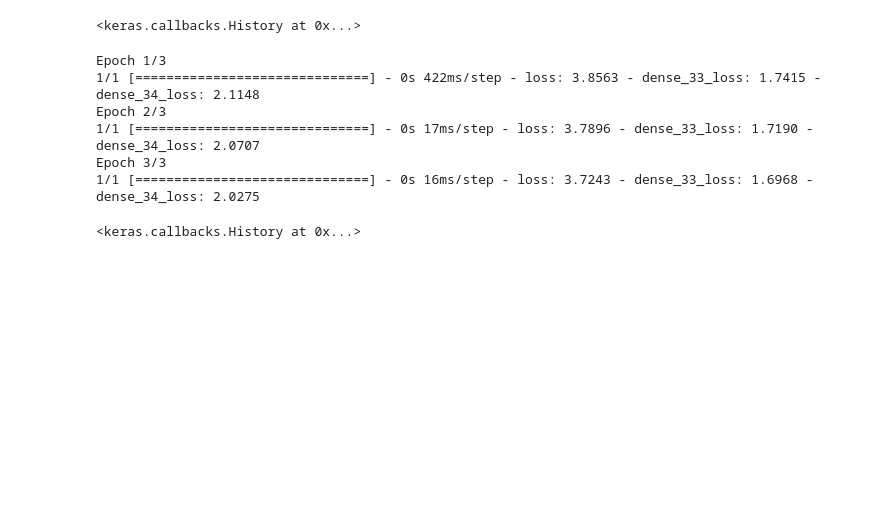
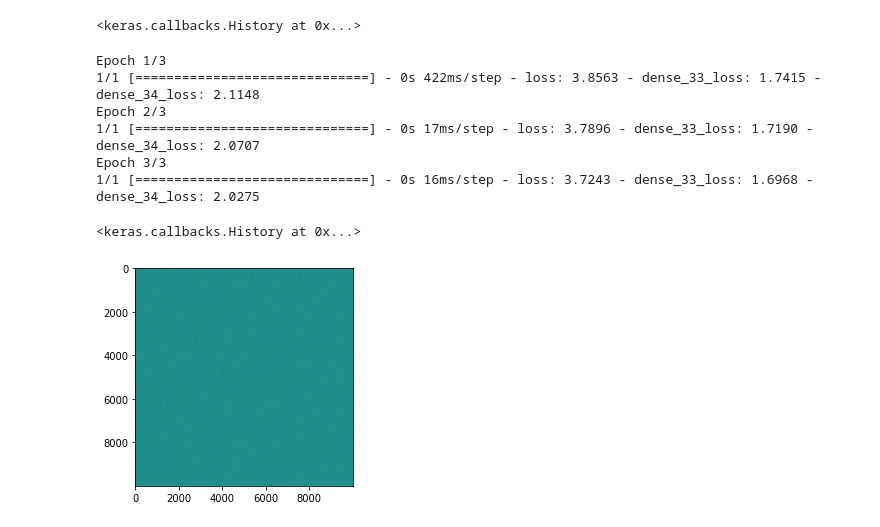
Before and after one commit to chi-hun/chi-hun, a Jupyter notebook: Untitled4.ipynb, the cells around one changed output. Drawn from its saved outputs; the diff is of its cells as text; code cells hidden in the pictures; blank space fills up the shorter version.

```diff
--- a/Untitled4.ipynb
+++ b/Untitled4.ipynb
@@ -3273,0 +3278,8 @@ class ccmodel(tf.keras.Model):
+# %%
+a = np.random.randint(0,255,(10000,10000))
+b = np.random.randint(0,100,(10,1))
+# %%
+plt.imshow(a)
+plt.show()
+# %% [output]
+[figure, added]
```
Also changed, not shown: parts of 9 cells of this notebook.
